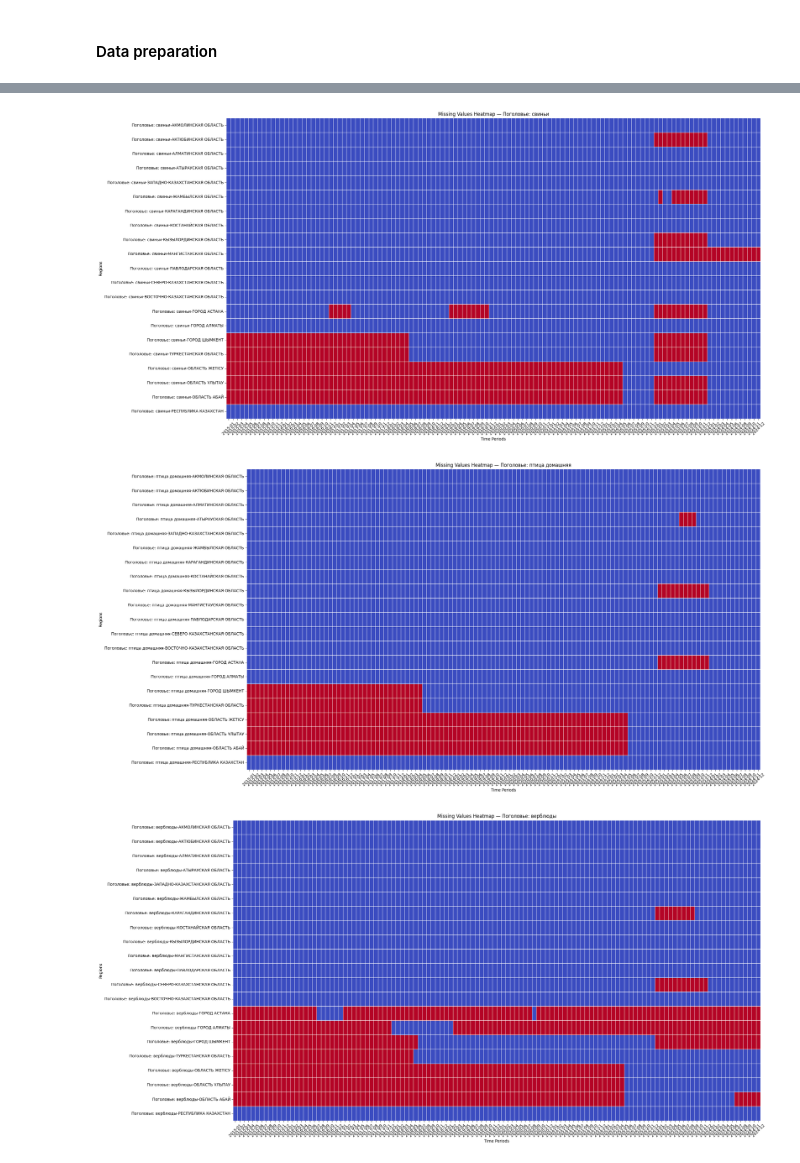
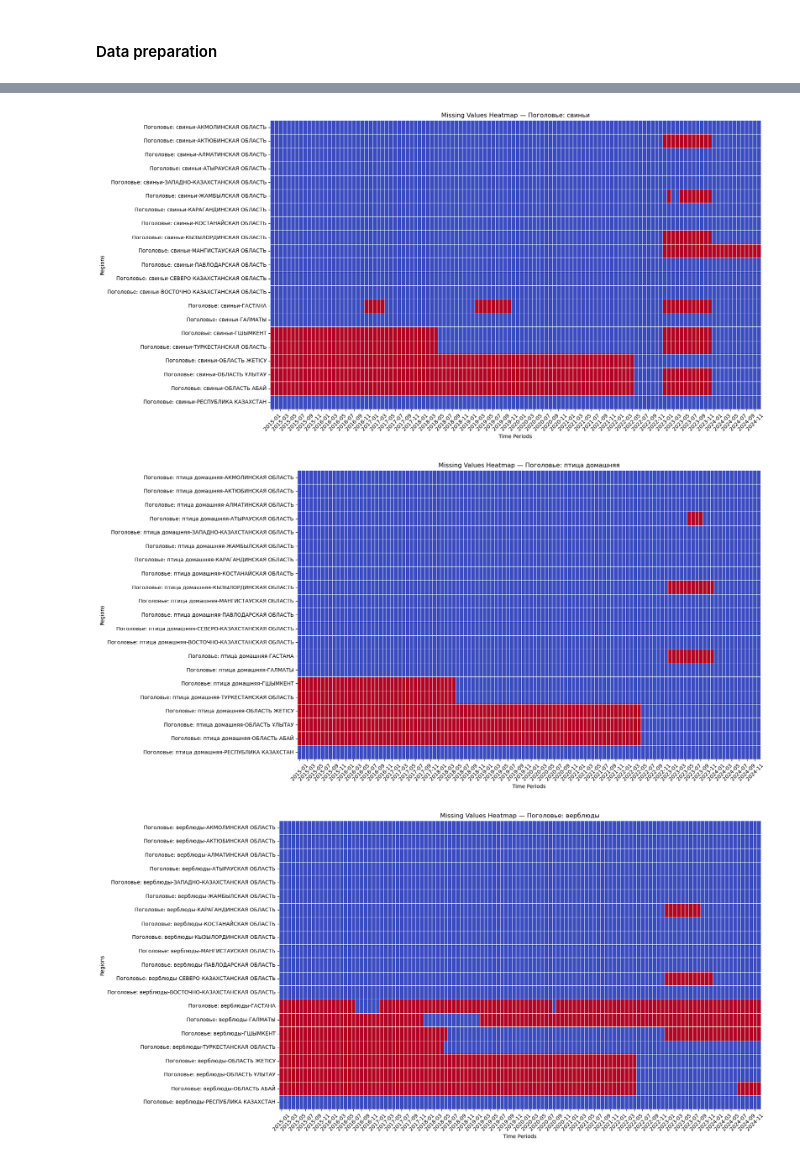
Before and after one commit to Madi147/ICC, a Jupyter notebook: Data cleansing/Data_cleansing_x_vars.ipynb, the cells around one changed output, grey strips where cells are left out. Cells and saved outputs as stored; diff of their text form; code cells hidden in the pictures.

```diff
--- a/Data cleansing/Data_cleansing_x_vars.ipynb
+++ b/Data cleansing/Data_cleansing_x_vars.ipynb
@@ -17,7 +17,7 @@ warnings.simplefilter("ignore", category=InterpolationWarning)
 # pd.set_option('future.no_silent_downcasting', False)
 # %%
 # open and read excel file
-x_vars = pd.read_excel("C:/Users/Acer/Desktop/Madi/Tasks/Nowcasting/Data/input data/Темпа-Осадки-Поголовье_new.xlsx")
+x_vars = pd.read_excel("../input data/Темпа-Осадки-Поголовье_new.xlsx")
 x_vars.head(5)
 # %% [output]
 |  | Unnamed: 0 | Unnamed: 1 | 1 | 2 | 3 | 4 | 5 | 6 | 7 | 8 | ... |
@@ -115,9 +115,9 @@ region_mapping = {
     "Павлодарская область": "ПАВЛОДАРСКАЯ ОБЛАСТЬ",
     "Северо-Казахстанская область": "СЕВЕРО-КАЗАХСТАНСКАЯ ОБЛАСТЬ",
     "Восточно-Казахстанская область": "ВОСТОЧНО-КАЗАХСТАНСКАЯ ОБЛАСТЬ",
-    "г.Астана": "ГОРОД АСТАНА",
-    "г.Aлматы": "ГОРОД АЛМАТЫ",
-    "г.Шымкент": "ГОРОД ШЫМКЕНТ",
+    "г.Астана": "ГАСТАНА",
+    "г.Aлматы": "ГАЛМАТЫ",
+    "г.Шымкент": "ГШЫМКЕНТ",
     "Туркестанская область": "ТУРКЕСТАНСКАЯ ОБЛАСТЬ",
     "Область Жетысу": "ОБЛАСТЬ ЖЕТІСУ",
     "Область Улытау": "ОБЛАСТЬ ҰЛЫТАУ",
@@ -145,5 +144,6 @@ array(['АКМОЛИНСКАЯ ОБЛАСТЬ', 'АКТЮБИНСКАЯ ОБЛА
 # %%
-x_vars['Показатель'].unique()
+indicators = x_vars['Показатель'].unique()
+indicators
 # %% [output]
 array(['Температура', 'Осадки', 'Поголовье: КРС', 'Поголовье: лошади',
        'Поголовье: овцы и козы', 'Поголовье: свиньи',
@@ -151,10 +151,6 @@ array(['Температура', 'Осадки', 'Поголовье: КРС', '
 # %% [markdown]
 #### Data preparation
 # %%
-indicators = ['Температура', 'Осадки', 'Поголовье: КРС', 'Поголовье: лошади',
-       'Поголовье: овцы и козы', 'Поголовье: свиньи',
-       'Поголовье: птица домашняя', 'Поголовье: верблюды']
-
 for indicator in indicators:
     # Filter and convert to numeric
     df_indicator = x_vars[x_vars["Показатель"] == indicator].set_index(["Показатель", "Регион"])
@@ -164,7 +160,7 @@ for indicator in indicators:
     missing_heatmap = df_indicator_numeric.isna()
 
     # Plot heatmap
-    plt.figure(figsize=(24, 12))
+    plt.figure(figsize=(18, 9))
     sns.heatmap(missing_heatmap, cmap="coolwarm", cbar=False, linewidths=0.5)
     plt.title(f"Missing Values Heatmap — {indicator}")
     plt.xlabel("Time Periods")
@@ -181,6 +177,6 @@ for indicator in indicators:
-[figure, old version]
+[figure, new version]
-[figure, old version]
+[figure, new version]
-[figure, old version]
+[figure, new version]
 # %%
 # Step 1: Filter only Осадки data
 df_osadki = x_vars[x_vars["Показатель"] == "Осадки"].set_index("Регион")
```
Also changed, not shown: parts of 19 cells of this notebook, 3 other files.
